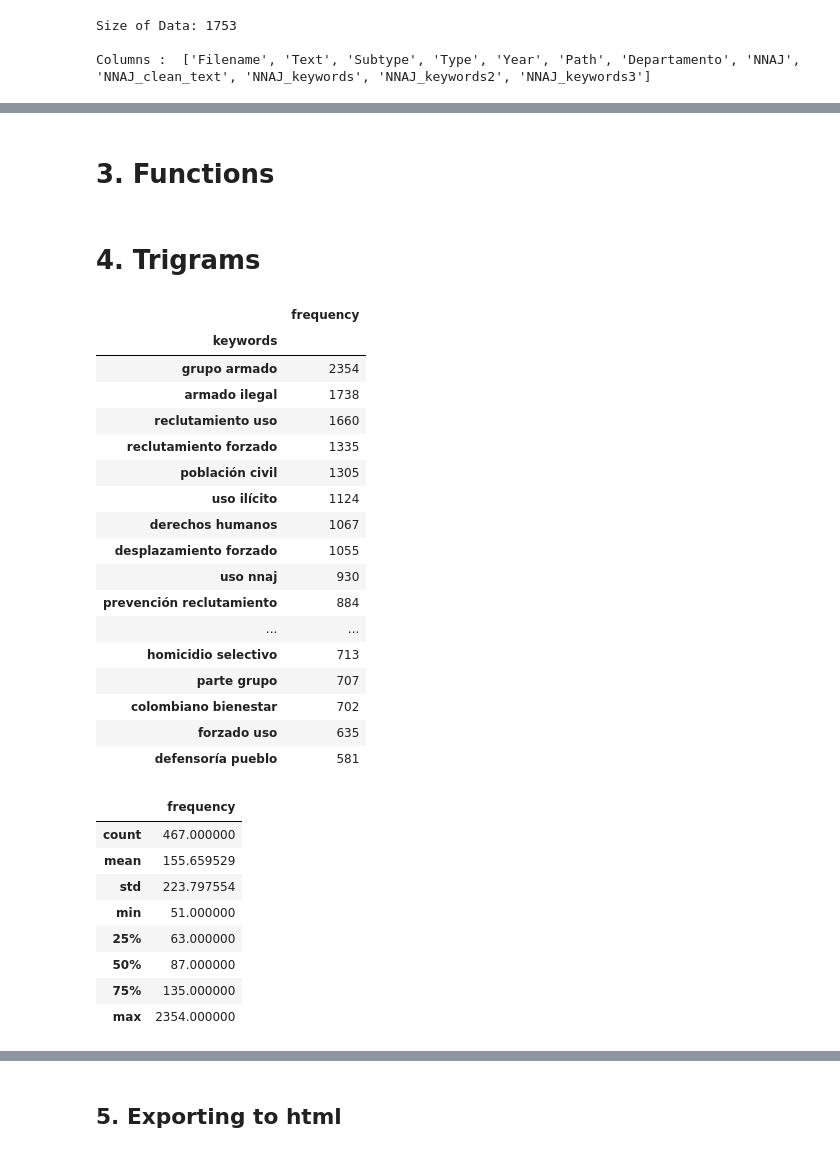
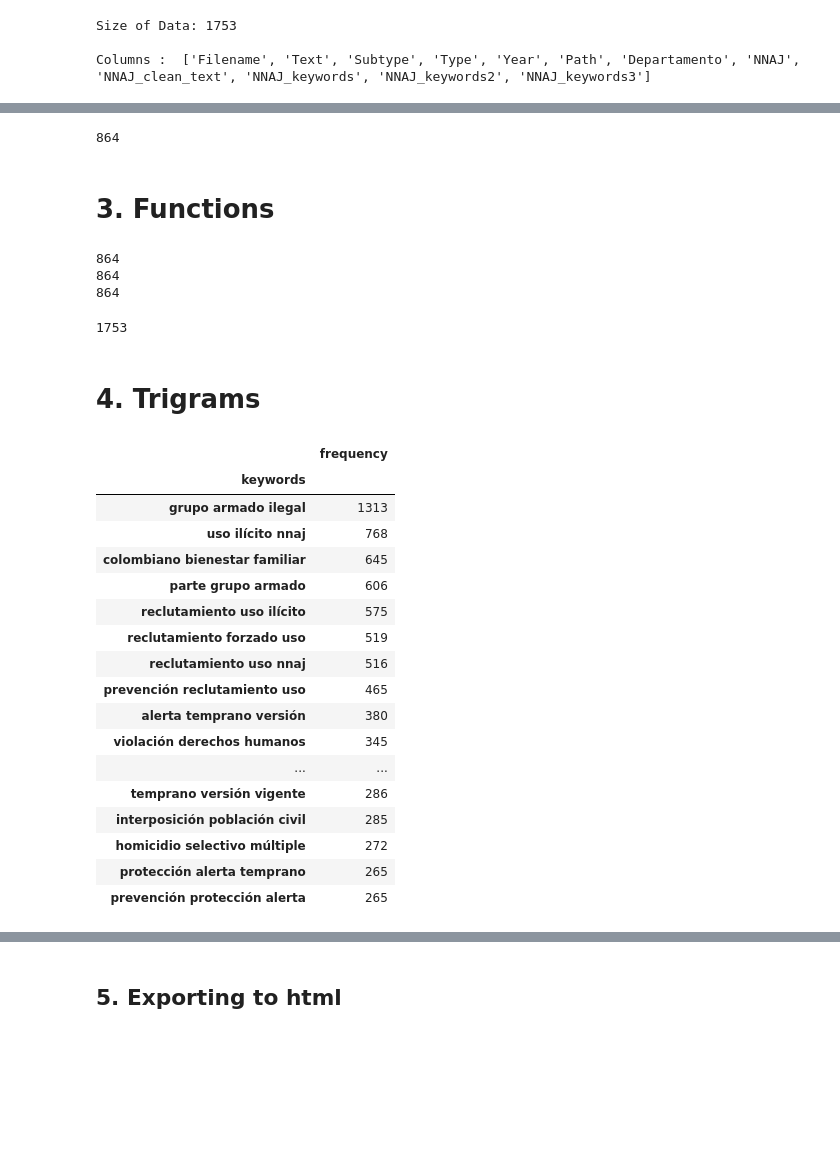
Before and after one commit to ylizama/alertas_colombia, a Jupyter notebook: 9_NNAJ_Report.ipynb, the cells around one changed output, grey strips where cells are left out. Saved outputs shown, nothing was run; the diff lists cells and outputs as text; code cells hidden in the pictures; blank space fills up the shorter version.

Commit message:
update including recruitment and use filter

```diff
--- a/9_NNAJ_Report.ipynb
+++ b/9_NNAJ_Report.ipynb
@@ -46,3 +51,17 @@ Columns :  ['Filename', 'Text', 'Subtype', 'Type', 'Year', 'Path', 'Departamento
+# %%
+def mention_recruitment_use(text):
+    if type(text) != str:
+        text = ' '.join(text)
+    list_ = ['reclutamiento', 'uso', 'utilización']
+    if any(word in text for word in list_):
+        return True
+    return False
+
+df['is_recruitment'] = df['NNAJ'].apply(mention_recruitment_use)
+
+len(df[df['is_recruitment'] == True])
+# %% [output]
+864
 # %% [markdown]
 # 3. Functions
 # %%
@@ -58,7 +77,8 @@ def get_topKWDs(dfcolumn):
     return counterdf
 
 def get_list(colname, n):
-    allcols = df[colname].sum()
+    allcols = df[df['is_recruitment'] == True][colname].sum() #only mentions of recruitment and use
+    print(len(df[df['is_recruitment'] == True][colname]))
     if type(allcols) == str:
         allcols = allcols.strip("']['").split("', '")
     return get_topKWDs(allcols)[:n] if n else get_topKWDs(allcols)
@@ -66,38 +86,34 @@ def get_list(colname, n):
 list1 = get_list('NNAJ_keywords', None)
 list2 = get_list('NNAJ_keywords2', None)
 list3 = get_list('NNAJ_keywords3', None)
+# %% [output]
+864
+864
+864
+# %%
+len(df)
+# %% [output]
+1753
 # %% [markdown]
 # 4. Trigrams
 # %%
-list2.head(20)
+list3.head(20)
 # %% [output]
 |  | frequency |
 | keywords |  |
-| grupo armado | 2354 |
-| armado ilegal | 1738 |
-| reclutamiento uso | 1660 |
-| reclutamiento forzado | 1335 |
-| población civil | 1305 |
-| uso ilícito | 1124 |
-| derechos humanos | 1067 |
-| desplazamiento forzado | 1055 |
-| uso nnaj | 930 |
-| prevención reclutamiento | 884 |
+| grupo armado ilegal | 1313 |
+| uso ilícito nnaj | 768 |
+| colombiano bienestar familiar | 645 |
+| parte grupo armado | 606 |
+| reclutamiento uso ilícito | 575 |
+| reclutamiento forzado uso | 519 |
+| reclutamiento uso nnaj | 516 |
+| prevención reclutamiento uso | 465 |
+| alerta temprano versión | 380 |
+| violación derechos humanos | 345 |
 | ... | ... |
-| homicidio selectivo | 713 |
-| parte grupo | 707 |
-| colombiano bienestar | 702 |
-| forzado uso | 635 |
-| defensoría pueblo | 581 |
+| temprano versión vigente | 286 |
+| interposición población civil | 285 |
+| homicidio selectivo múltiple | 272 |
+| protección alerta temprano | 265 |
+| prevención protección alerta | 265 |
-# %%
-list2[list2.frequency>50].describe()
-# %% [output]
-|  | frequency |
-| count | 467.000000 |
-| mean | 155.659529 |
-| std | 223.797554 |
-| min | 51.000000 |
-| 25% | 63.000000 |
-| 50% | 87.000000 |
-| 75% | 135.000000 |
-| max | 2354.000000 |
```
Also changed, not shown: parts of 9 cells of this notebook, 7 other files.
